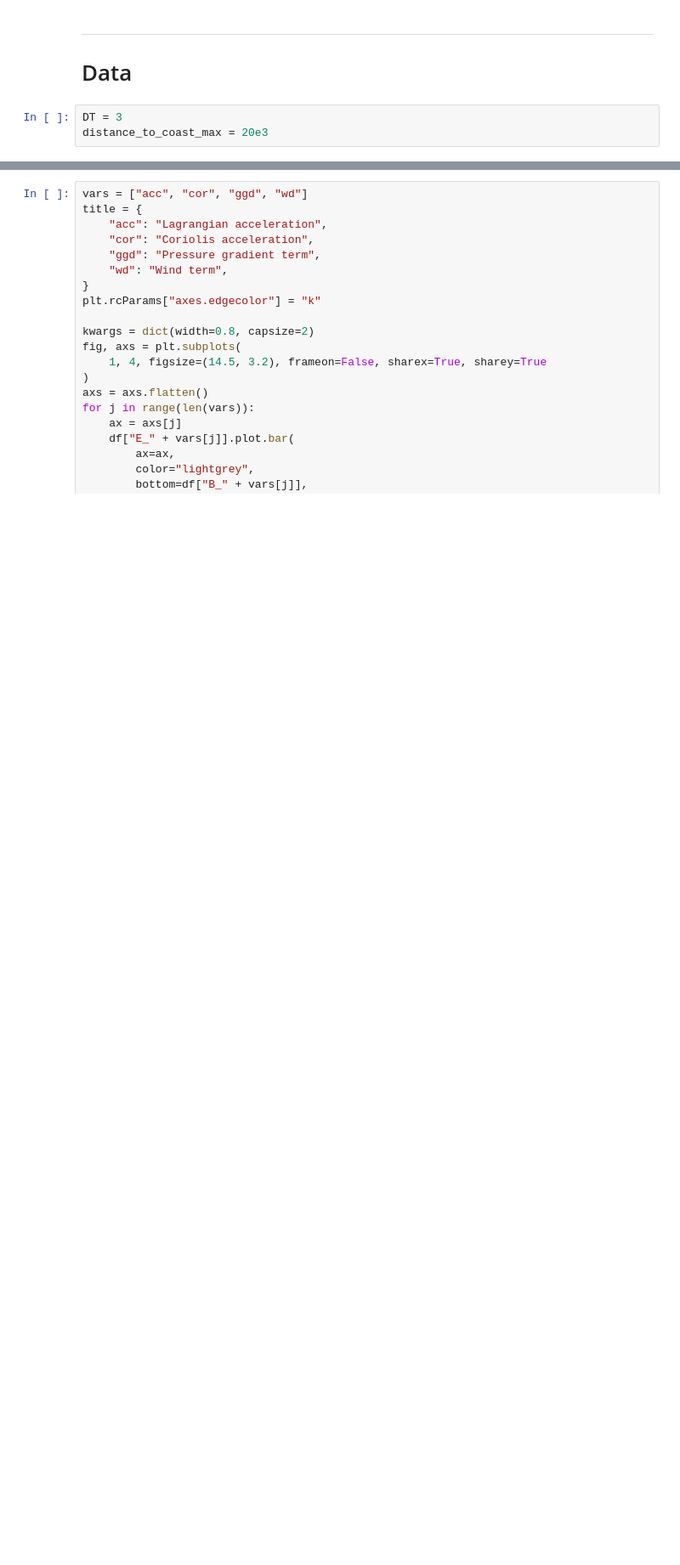
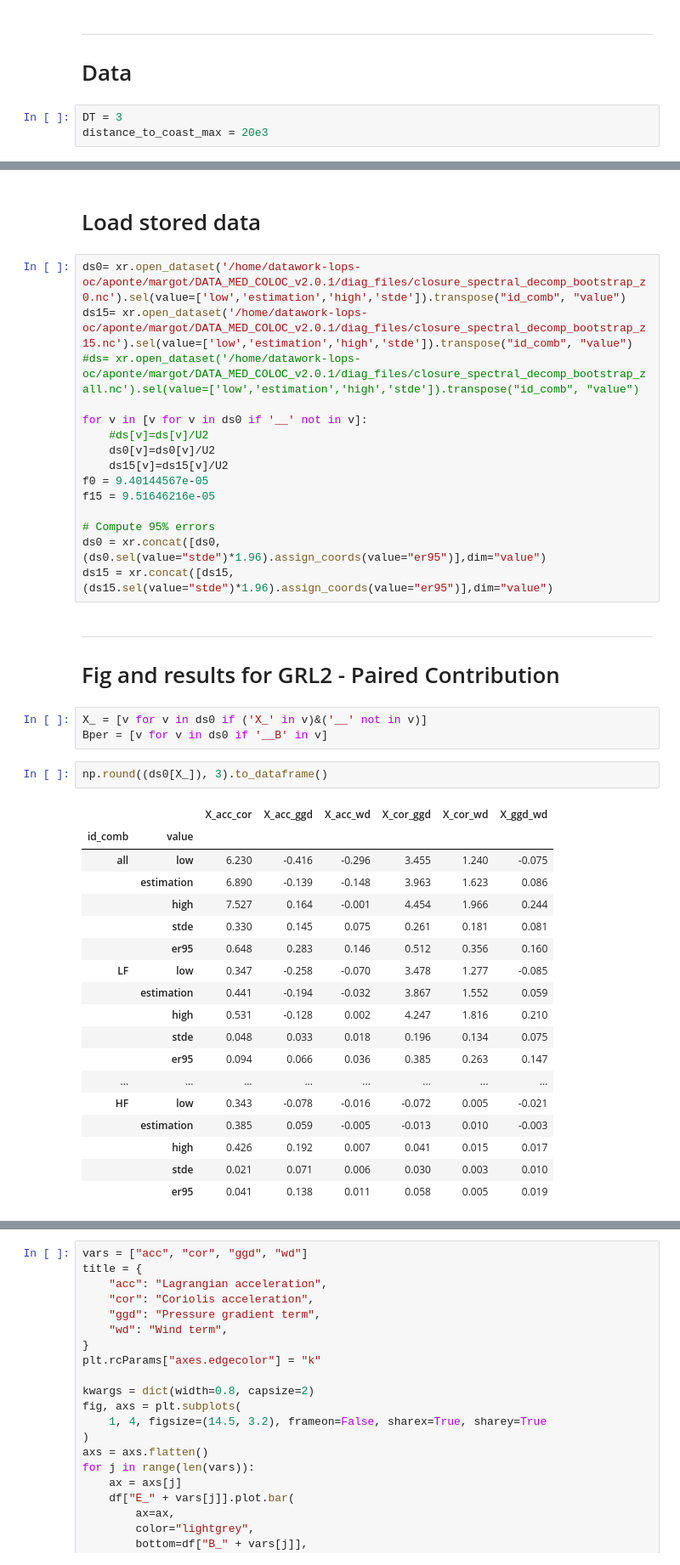
Before and after one commit to margot-demol/med_analysis, a Jupyter notebook: 20_dynamical_analysis/01_closure_spectral_decomp_surface.ipynb, the cells around one changed output, grey strips where cells are left out. Shown at 85% size. Cells and saved outputs as stored; diff of their text form; blank space fills up the shorter version.

```diff
--- a/20_dynamical_analysis/01_closure_spectral_decomp_surface.ipynb
+++ b/20_dynamical_analysis/01_closure_spectral_decomp_surface.ipynb
@@ -193,0 +439,44 @@ f15 = df15_.f.mean()
+# %% [markdown]
+# Load stored data
+# %%
+ds0= xr.open_dataset('/home/datawork-lops-oc/aponte/margot/DATA_MED_COLOC_v2.0.1/diag_files/closure_spectral_decomp_bootstrap_z0.nc').sel(value=['low','estimation','high','stde']).transpose("id_comb", "value")
+ds15= xr.open_dataset('/home/datawork-lops-oc/aponte/margot/DATA_MED_COLOC_v2.0.1/diag_files/closure_spectral_decomp_bootstrap_z15.nc').sel(value=['low','estimation','high','stde']).transpose("id_comb", "value")
+#ds= xr.open_dataset('/home/datawork-lops-oc/aponte/margot/DATA_MED_COLOC_v2.0.1/diag_files/closure_spectral_decomp_bootstrap_zall.nc').sel(value=['low','estimation','high','stde']).transpose("id_comb", "value")
+
+for v in [v for v in ds0 if '__' not in v]:
+    #ds[v]=ds[v]/U2
+    ds0[v]=ds0[v]/U2
+    ds15[v]=ds15[v]/U2
+f0 = 9.40144567e-05
+f15 = 9.51646216e-05
+
+# Compute 95% errors
+ds0 = xr.concat([ds0, (ds0.sel(value="stde")*1.96).assign_coords(value="er95")],dim="value")
+ds15 = xr.concat([ds15, (ds15.sel(value="stde")*1.96).assign_coords(value="er95")],dim="value")
+# %% [markdown]
+____________
+# Fig and results for GRL2 - Paired Contribution
+# %%
+X_ = [v for v in ds0 if ('X_' in v)&('__' not in v)]
+Bper = [v for v in ds0 if '__B' in v]
+# %%
+np.round((ds0[X_]), 3).to_dataframe()
+# %% [output]
+|  |  | X_acc_cor | X_acc_ggd | X_acc_wd | X_cor_ggd | X_cor_wd | X_ggd_wd |
+| id_comb | value |  |  |  |  |  |  |
+| all | low | 6.230 | -0.416 | -0.296 | 3.455 | 1.240 | -0.075 |
+|  | estimation | 6.890 | -0.139 | -0.148 | 3.963 | 1.623 | 0.086 |
+|  | high | 7.527 | 0.164 | -0.001 | 4.454 | 1.966 | 0.244 |
+|  | stde | 0.330 | 0.145 | 0.075 | 0.261 | 0.181 | 0.081 |
+|  | er95 | 0.648 | 0.283 | 0.146 | 0.512 | 0.356 | 0.160 |
+| LF | low | 0.347 | -0.258 | -0.070 | 3.478 | 1.277 | -0.085 |
+|  | estimation | 0.441 | -0.194 | -0.032 | 3.867 | 1.552 | 0.059 |
+|  | high | 0.531 | -0.128 | 0.002 | 4.247 | 1.816 | 0.210 |
+|  | stde | 0.048 | 0.033 | 0.018 | 0.196 | 0.134 | 0.075 |
+|  | er95 | 0.094 | 0.066 | 0.036 | 0.385 | 0.263 | 0.147 |
+| ... | ... | ... | ... | ... | ... | ... | ... |
+| HF | low | 0.343 | -0.078 | -0.016 | -0.072 | 0.005 | -0.021 |
+|  | estimation | 0.385 | 0.059 | -0.005 | -0.013 | 0.010 | -0.003 |
+|  | high | 0.426 | 0.192 | 0.007 | 0.041 | 0.015 | 0.017 |
+|  | stde | 0.021 | 0.071 | 0.006 | 0.030 | 0.003 | 0.010 |
+|  | er95 | 0.041 | 0.138 | 0.011 | 0.058 | 0.005 | 0.019 |
```
Also changed, not shown: parts of 65 cells of this notebook, 14 other files.
